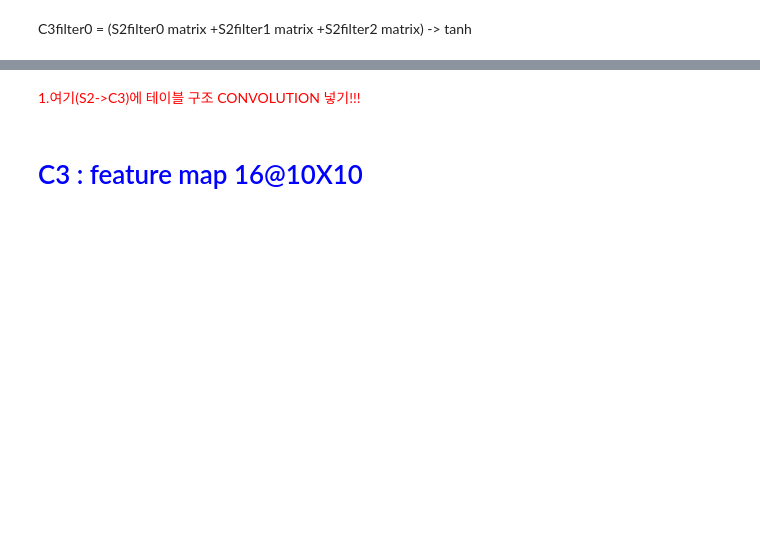
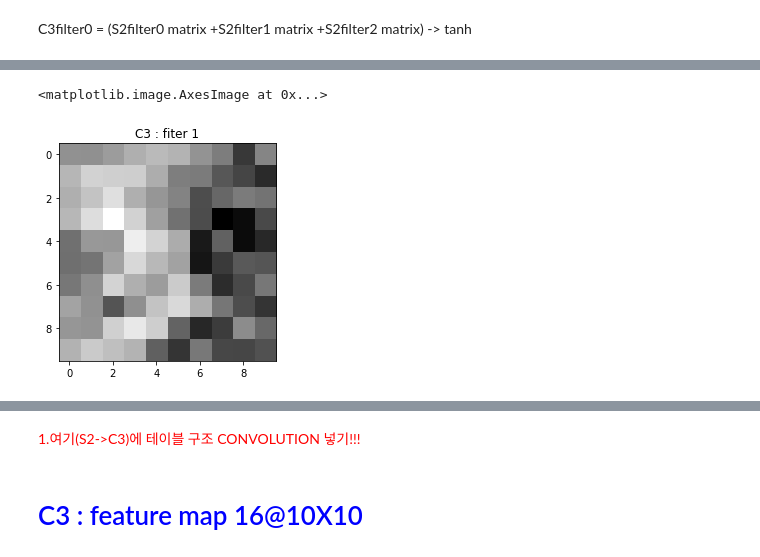
Before and after one commit to engineerjkk/DeepLearning_from_Scratch, a Jupyter notebook: Final_LeNet.ipynb, the cells around one changed output, grey strips where cells are left out. Drawn from its saved outputs; the diff is of its cells as text; code cells hidden in the pictures; blank space fills up the shorter version.

```diff
--- a/Final_LeNet.ipynb
+++ b/Final_LeNet.ipynb
@@ -328,0 +424,6 @@ S2filter0 = cv2.filter2D(output[0, :, :, 0].numpy(), -1, weight[0][:,:,0,0])
+# %%
+plt.title('C3 : fiter 1')
+plt.imshow(C3filter1, 'gray')
+# %% [output]
+<matplotlib.image.AxesImage at 0x...>
+[figure, added]
```
Also changed, not shown: parts of 46 cells of this notebook.
